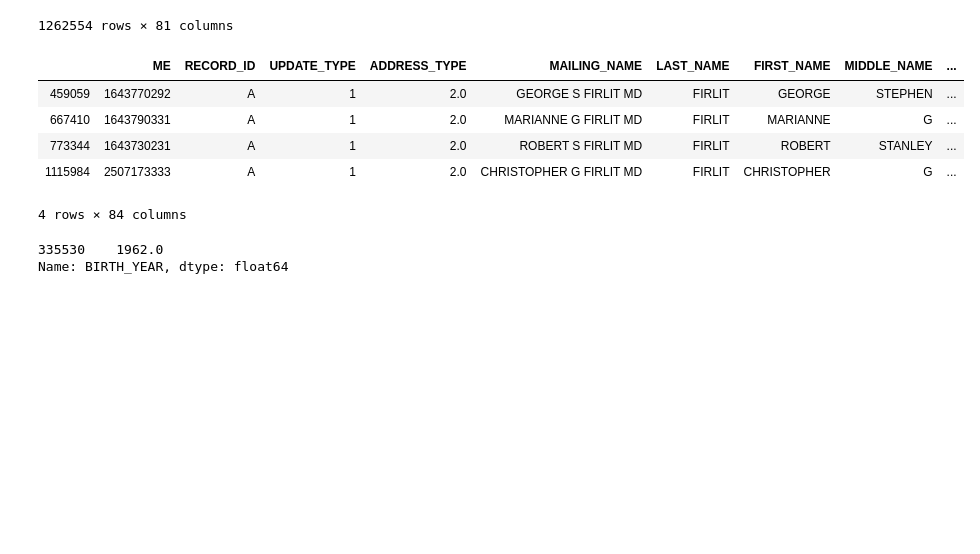
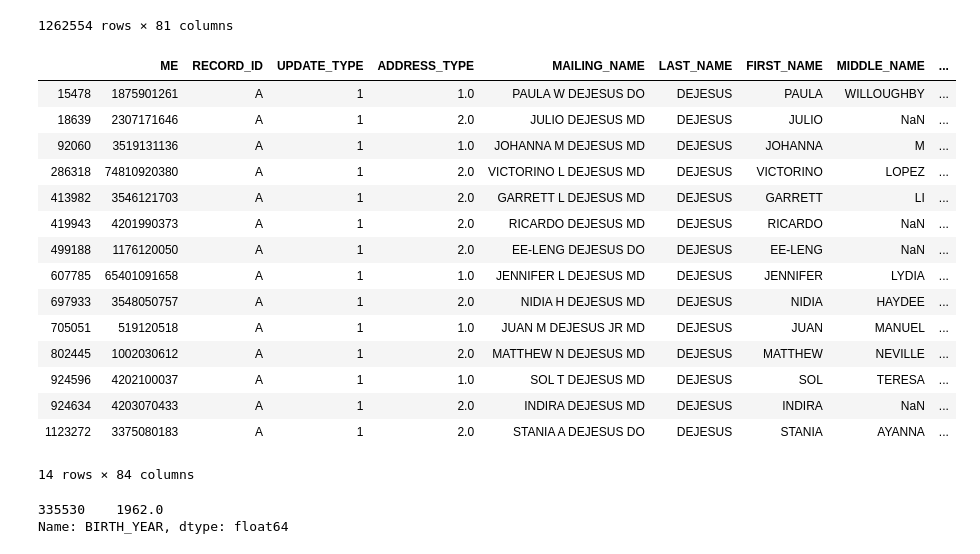
Before and after one commit to AMADataLabs/Core, a Jupyter notebook: Sandbox/Medscape/ME_match.ipynb, the cells around one changed output. Drawn from its saved outputs; the diff is of its cells as text; code cells hidden in the pictures; blank space fills up the shorter version.

```diff
--- a/Sandbox/Medscape/ME_match.ipynb
+++ b/Sandbox/Medscape/ME_match.ipynb
@@ -112,14 +112,24 @@ ppd
 | 1262553 | 96501980029 | A | 1 | 1.0 | GEORGE N MWANDIA MD | MWANDIA | GEORGE | NSENGA | ... |
 1262554 rows × 81 columns
 # %%
-PPD_SPEC[(PPD_SPEC.LAST_NAME=='FIRLIT')]
+PPD_SPEC[(PPD_SPEC.LAST_NAME=='DEJESUS')]
 # %% [output]
 |  | ME | RECORD_ID | UPDATE_TYPE | ADDRESS_TYPE | MAILING_NAME | LAST_NAME | FIRST_NAME | MIDDLE_NAME | ... |
-| 459059 | 1643770292 | A | 1 | 2.0 | GEORGE S FIRLIT MD | FIRLIT | GEORGE | STEPHEN | ... |
-| 667410 | 1643790331 | A | 1 | 2.0 | MARIANNE G FIRLIT MD | FIRLIT | MARIANNE | G | ... |
-| 773344 | 1643730231 | A | 1 | 2.0 | ROBERT S FIRLIT MD | FIRLIT | ROBERT | STANLEY | ... |
-| 1115984 | 2507173333 | A | 1 | 2.0 | CHRISTOPHER G FIRLIT MD | FIRLIT | CHRISTOPHER | G | ... |
+| 15478 | 1875901261 | A | 1 | 1.0 | PAULA W DEJESUS DO | DEJESUS | PAULA | WILLOUGHBY | ... |
+| 18639 | 2307171646 | A | 1 | 2.0 | JULIO DEJESUS MD | DEJESUS | JULIO | NaN | ... |
+| 92060 | 3519131136 | A | 1 | 1.0 | JOHANNA M DEJESUS MD | DEJESUS | JOHANNA | M | ... |
+| 286318 | 74810920380 | A | 1 | 2.0 | VICTORINO L DEJESUS MD | DEJESUS | VICTORINO | LOPEZ | ... |
+| 413982 | 3546121703 | A | 1 | 2.0 | GARRETT L DEJESUS MD | DEJESUS | GARRETT | LI | ... |
+| 419943 | 4201990373 | A | 1 | 2.0 | RICARDO DEJESUS MD | DEJESUS | RICARDO | NaN | ... |
+| 499188 | 1176120050 | A | 1 | 2.0 | EE-LENG DEJESUS DO | DEJESUS | EE-LENG | NaN | ... |
+| 607785 | 65401091658 | A | 1 | 1.0 | JENNIFER L DEJESUS MD | DEJESUS | JENNIFER | LYDIA | ... |
+| 697933 | 3548050757 | A | 1 | 2.0 | NIDIA H DEJESUS MD | DEJESUS | NIDIA | HAYDEE | ... |
+| 705051 | 519120518 | A | 1 | 1.0 | JUAN M DEJESUS JR MD | DEJESUS | JUAN | MANUEL | ... |
+| 802445 | 1002030612 | A | 1 | 2.0 | MATTHEW N DEJESUS MD | DEJESUS | MATTHEW | NEVILLE | ... |
+| 924596 | 4202100037 | A | 1 | 1.0 | SOL T DEJESUS MD | DEJESUS | SOL | TERESA | ... |
+| 924634 | 4203070433 | A | 1 | 2.0 | INDIRA DEJESUS MD | DEJESUS | INDIRA | NaN | ... |
+| 1123272 | 3375080183 | A | 1 | 2.0 | STANIA A DEJESUS DO | DEJESUS | STANIA | AYANNA | ... |
-4 rows × 84 columns
+14 rows × 84 columns
 # %%
 PPD_SPEC[(PPD_SPEC.LAST_NAME=='SAFELY')]['BIRTH_YEAR']
 # %% [output]
```
Also changed, not shown: 4 other files.
